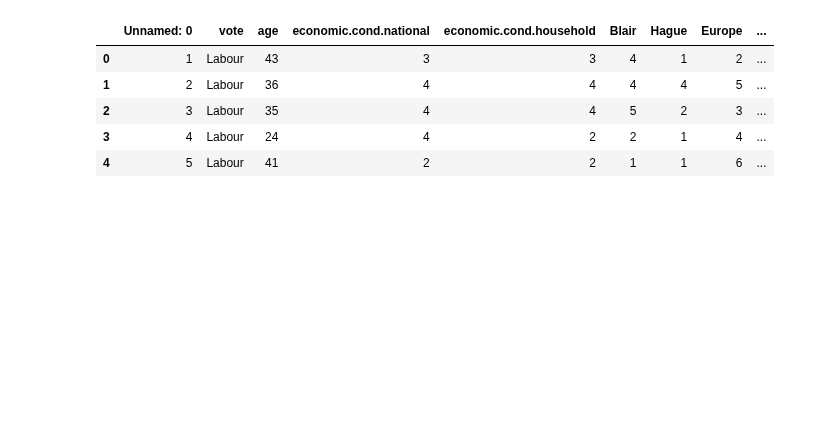
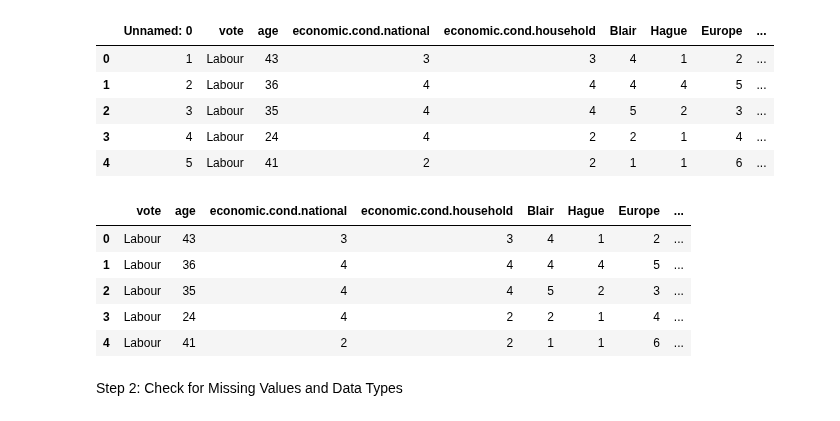
Before and after one commit to RaviSoni804426/Data-Code, a Jupyter notebook: PWIOI Class/End sem project/23b1_ravikumar095.ipynb, the cells around one changed output. Cells and saved outputs as stored; diff of their text form; code cells hidden in the pictures; blank space fills up the shorter version.

```diff
--- a/PWIOI Class/End sem project/23b1_ravikumar095.ipynb
+++ b/PWIOI Class/End sem project/23b1_ravikumar095.ipynb
@@ -17,0 +22,11 @@ df.head()
+# %%
+df.head()
+# %% [output]
+|  | vote | age | economic.cond.national | economic.cond.household | Blair | Hague | Europe | ... |
+| 0 | Labour | 43 | 3 | 3 | 4 | 1 | 2 | ... |
+| 1 | Labour | 36 | 4 | 4 | 4 | 4 | 5 | ... |
+| 2 | Labour | 35 | 4 | 4 | 5 | 2 | 3 | ... |
+| 3 | Labour | 24 | 4 | 2 | 2 | 1 | 4 | ... |
+| 4 | Labour | 41 | 2 | 2 | 1 | 1 | 6 | ... |
+# %% [markdown]
+ Step 2: Check for Missing Values and Data Types
```
Also changed, not shown: parts of 22 cells of this notebook.
